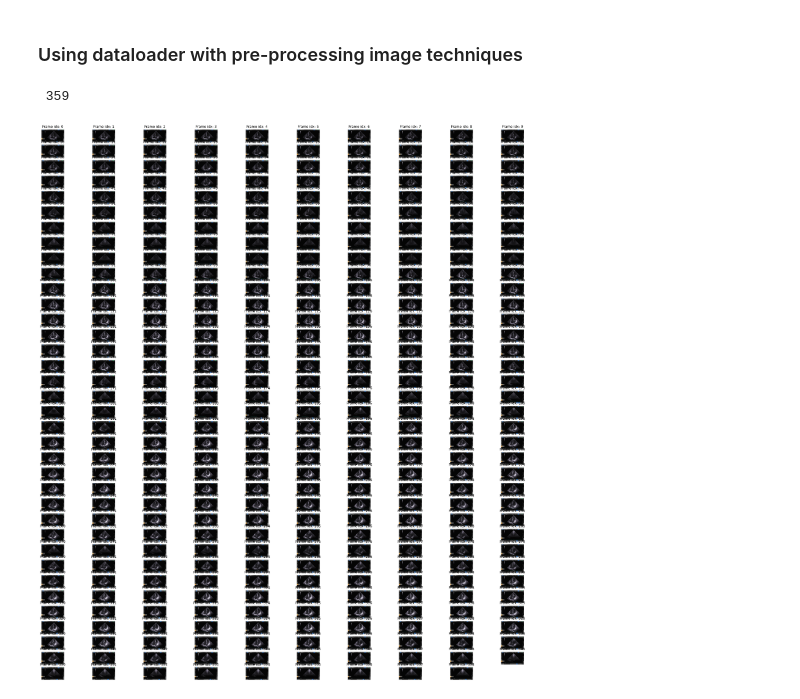
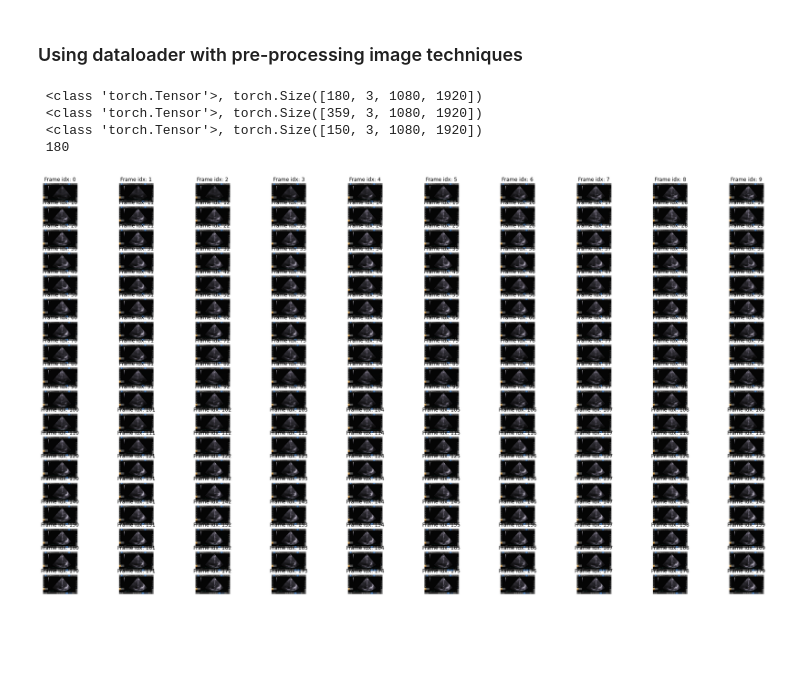
Before and after one commit to vital-ultrasound/ai-echocardiography-for-low-resource-countries, a Jupyter notebook: scripts/dataloaders/notebook.ipynb, the cells around one changed output. Drawn from its saved outputs; the diff is of its cells as text; code cells hidden in the pictures; blank space fills up the shorter version.

Commit message:
#28 renames class to ViewVideoDatasets and updates scripts/dataloaders/notebook.ipynb that reads three videos

```diff
--- a/scripts/dataloaders/notebook.ipynb
+++ b/scripts/dataloaders/notebook.ipynb
@@ -52,9 +52,14 @@ with open(YML_FILE, 'r') as yml:
 # %% [markdown]
 ### Setting datasets using pytorch dataloader
 # %%
-dataset = EchoViewVideoDataset(config['participant_videos_path'], config['participant_path_json_files'])
+dataset = ViewVideoDataset(config['participant_videos_path'], config['participant_path_json_files'])
 
-video_index = 1
-data = dataset[video_index]
-print(f' {type(data)}, {data.size()} ')
+video_index_S0 = 0
+data_S0 = dataset[video_index_S0]
+
+video_index_S1 = 1
+data_S1 = dataset[video_index_S1]
+
+video_index_S2 = 2
+data_S2 = dataset[video_index_S2]
 # %% [output]
@@ -67,36 +85,43 @@ Function '__getitem__' executed in 47.4145s
 # %% [markdown]
 ### Using dataloader with pre-processing image techniques
 # %%
-dataloader = DataLoader(data,
+print(f' {type(data_S0)}, {data_S0.size()} ')
+print(f' {type(data_S1)}, {data_S1.size()} ')
+print(f' {type(data_S2)}, {data_S2.size()} ')
+
+
+dataloader = DataLoader(data_S0,
                     batch_size=1,
                     shuffle=False,
                     num_workers=0,
                     pin_memory=True
                     )
 length_of_dl=len(dataloader)
 print(f' {length_of_dl} ')
 
 columns = 10
 rows = (length_of_dl + 1) // (columns)
 fig = plt.figure(figsize = (32, (16 // columns) * rows))
 gs = gridspec.GridSpec(rows, columns)
 
 for (idx, batch) in enumerate(dataloader):
 #     print(f' Index: {idx}')
 #     print(f' Batch: {batch}')
 #     print(f' {type(batch)}, {batch.size()} ')
 #     print(f' {batch.permute(2,3,1,0).size()} ')
     imgs = batch.permute(2,3,1,0)
     imgs_flatten = torch.flatten(imgs,2)
     # print(f'{imgs_flatten.size()}')
     plt.subplot(gs[idx])
     plt.axis("off")
     plt.title('Frame idx: {}'.format(idx))
     plt.imshow(imgs_flatten)
 
 
-
 plt.show()
 # %% [output]
- 359
+ <class 'torch.Tensor'>, torch.Size([180, 3, 1080, 1920])
+ <class 'torch.Tensor'>, torch.Size([359, 3, 1080, 1920])
+ <class 'torch.Tensor'>, torch.Size([150, 3, 1080, 1920])
+ 180
-[figure, old version]
+[figure, new version]
```
Also changed, not shown: parts of 2 cells of this notebook, 2 other files.
